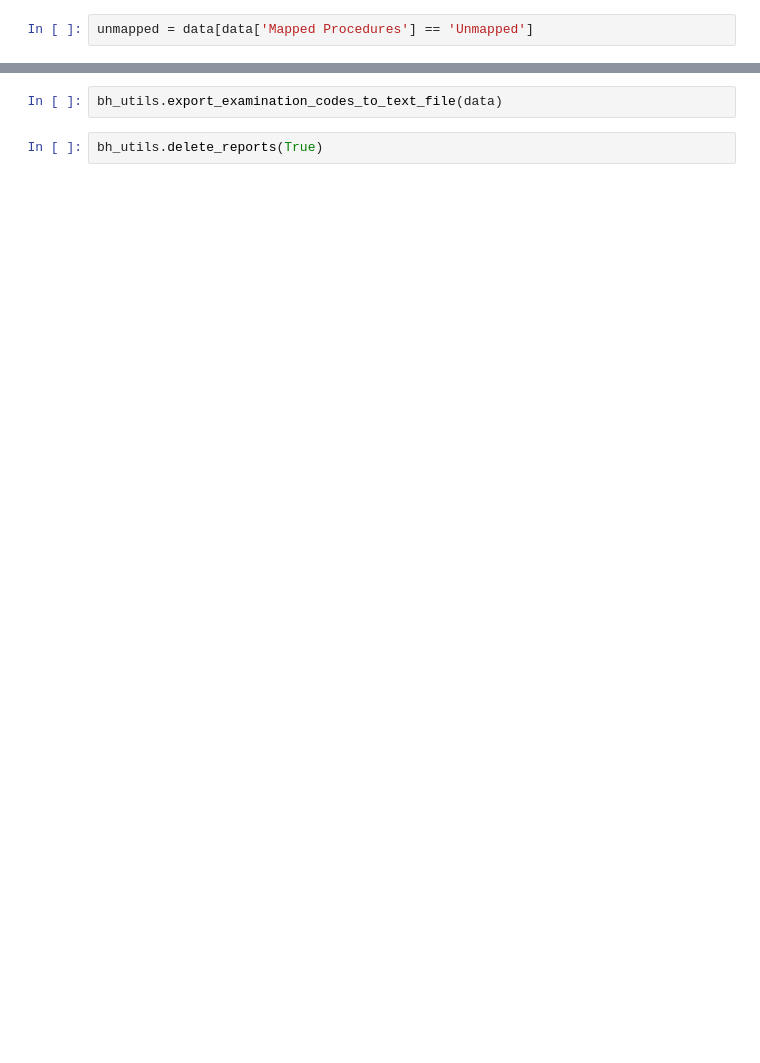
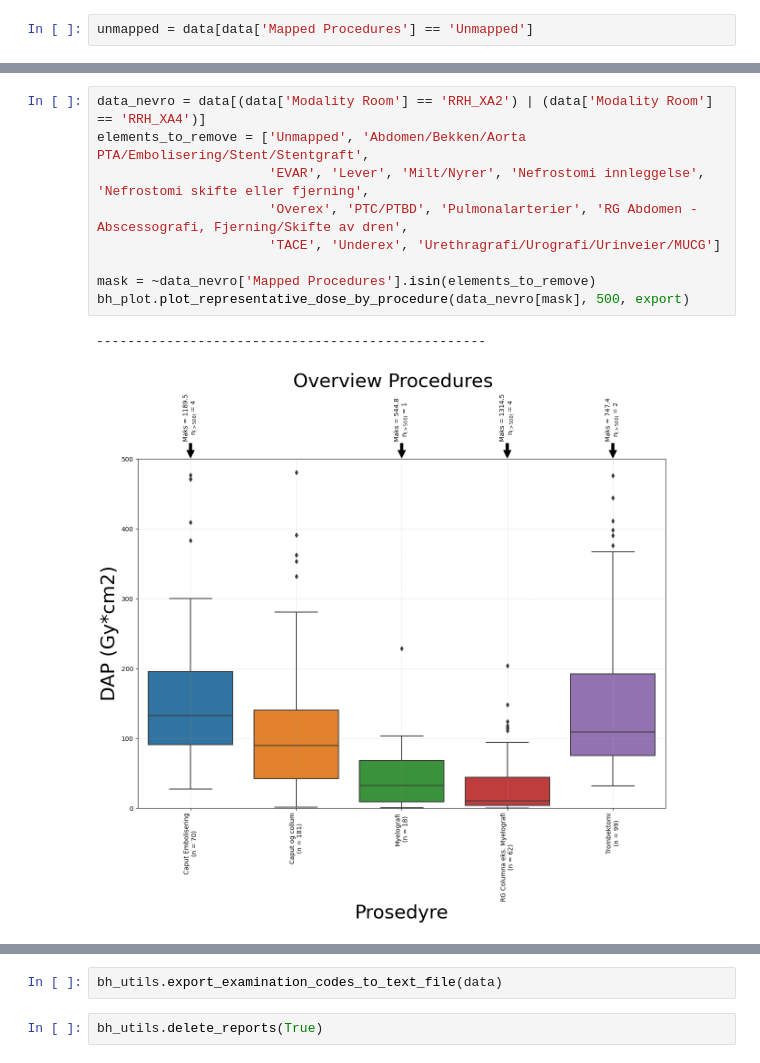
Before and after one commit to bjornhel/XA_DoseAnalysis, a Jupyter notebook: Code/script_repdose.ipynb, the cells around one changed output, grey strips where cells are left out. Cells and saved outputs as stored; diff of their text form; blank space fills up the shorter version.

```diff
--- a/Code/script_repdose.ipynb
+++ b/Code/script_repdose.ipynb
@@ -59,0 +124,12 @@ bh_plot.plot_representative_dose(data, procedure, 500, export)
+# %%
+data_nevro = data[(data['Modality Room'] == 'RRH_XA2') | (data['Modality Room'] == 'RRH_XA4')]
+elements_to_remove = ['Unmapped', 'Abdomen/Bekken/Aorta PTA/Embolisering/Stent/Stentgraft',
+                      'EVAR', 'Lever', 'Milt/Nyrer', 'Nefrostomi innleggelse', 'Nefrostomi skifte eller fjerning',
+                      'Overex', 'PTC/PTBD', 'Pulmonalarterier', 'RG Abdomen - Abscessografi, Fjerning/Skifte av dren',
+                      'TACE', 'Underex', 'Urethragrafi/Urografi/Urinveier/MUCG']
+
+mask = ~data_nevro['Mapped Procedures'].isin(elements_to_remove)
+bh_plot.plot_representative_dose_by_procedure(data_nevro[mask], 500, export)
+# %% [output]
+--------------------------------------------------
+[figure, added]
```
Also changed, not shown: parts of 6 cells of this notebook, 1 other file.
